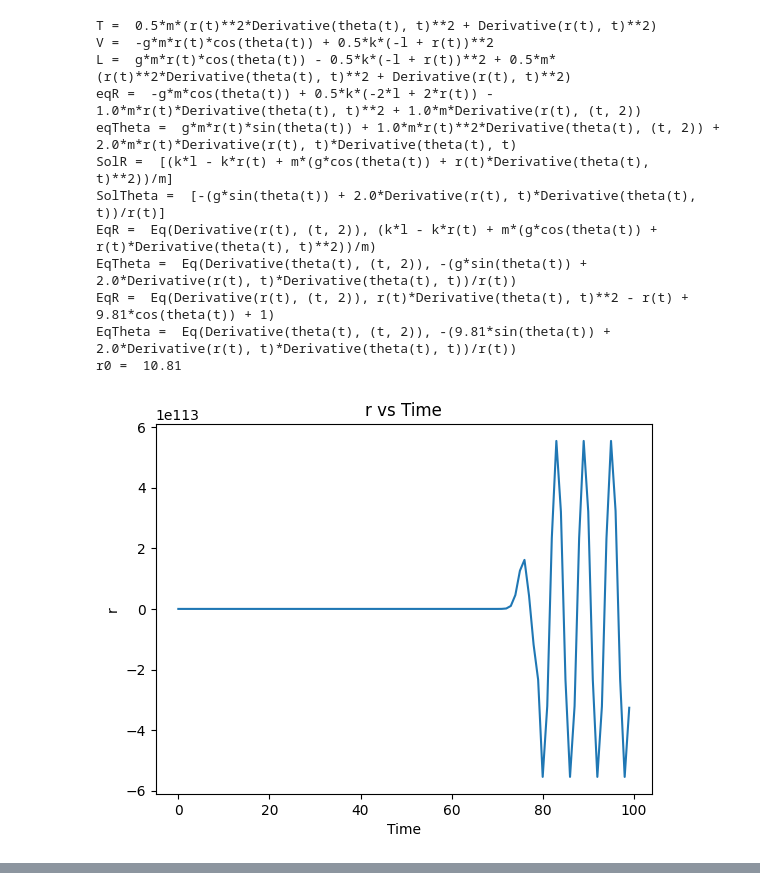
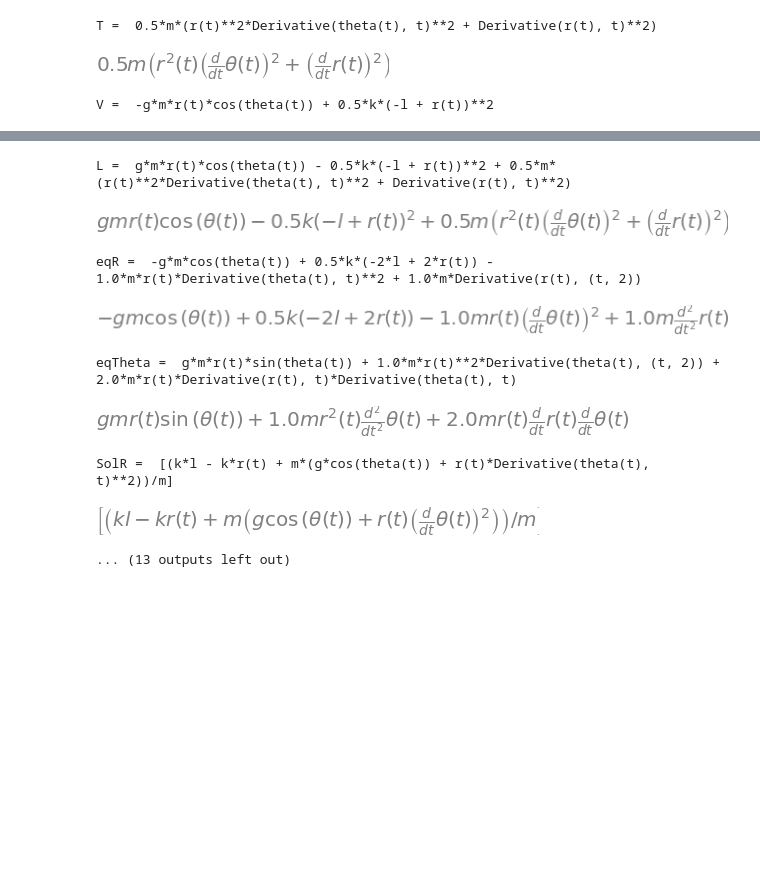
Before and after one commit to faliqadlan/lagrange, a Jupyter notebook: 2001.ipynb, the cells around one changed output, grey strips where cells are left out. Cells and saved outputs as stored; diff of their text form; code cells hidden in the pictures; blank space fills up the shorter version.

```diff
--- a/2001.ipynb
+++ b/2001.ipynb
@@ -22,12 +22,15 @@ T = 0.5 * m * (r.diff(t) ** 2 + (r * theta.diff(t)) ** 2)
 V = 0.5 * k * (r - l) ** 2 - m * g * r * cos(theta)
 
 print("T = ", T)
+display(T)
 print("V = ", V)
+display(V)
 
 
 # Lagrangian equation
 L = T - V
 print("L = ", L)
+display(L)
 
 
 # Euler-Lagrange equation
@@ -41,7 +44,9 @@ eqR = diff(diff(L, rDot), t) - diff(L, r)
 eqTheta = diff(diff(L, thetaDot), t) - diff(L, theta)
 
 print("eqR = ", eqR)
+display(eqR)
 print("eqTheta = ", eqTheta)
+display(eqTheta)
 
 
 # solve the equations
@@ -53,16 +58,20 @@ eqSolR = Eq(rDdot, solR[0])
 eqSolTheta = Eq(thetaDdot, solTheta[0])
 
 print("SolR = ", solR)
+display(solR)
 print("SolTheta = ", solTheta)
+display(solTheta)
 
 print("EqR = ", eqSolR)
+display(eqSolR)
 print("EqTheta = ", eqSolTheta)
+display(eqSolTheta)
 
 # do numerical calculations using euler method
 
 # define values
 mVal = 1
-kVal = 1
+kVal = 2
 lVal = 1
 gVal = 9.81
 
@@ -71,17 +80,19 @@ eqSolR = eqSolR.subs({m: mVal, k: kVal, l: lVal, g: gVal})
 eqSolTheta = eqSolTheta.subs({m: mVal, k: kVal, l: lVal, g: gVal})
 
 print("EqR = ", eqSolR)
+display(eqSolR)
 print("EqTheta = ", eqSolTheta)
+display(eqSolTheta)
 
 # define the time step
-dt = 1
+dt = 0.1
 t0 = 0
-t1 = 100
+t1 = 60
 
 # define the initial values
 r0Val = lVal + (mVal * gVal / kVal)
-rDot0Val = 10
-theta0Val = 10
+rDot0Val = 0
+theta0Val = np.pi / 2
 thetaDot0Val = 0
 
 print("r0 = ", r0Val)
@@ -103,42 +114,32 @@ for tVal in tArr:
     ).evalf()
     calThetaDot = eqSolTheta.rhs.subs(
         {r: rVal, rDot: rDot0Val, theta: sp.rad(thetaVal), thetaDot: thetaDot0Val}
     ).evalf()
 
     rDotVal = rDot0Val + calRDot * dt
     thetaDotVal = thetaDot0Val + calThetaDot * dt
 
     rArr.append(rVal + rDotVal * dt)
     thetaArr.append(thetaVal + thetaDotVal * dt)
 
     rDot0Val = rDotVal
     thetaDot0Val = thetaDotVal
 
 # plot the results
 import matplotlib.pyplot as plt
 
 plt.plot(tArr, rArr[1:])
 plt.xlabel("Time")
 plt.ylabel("r")
 plt.title("r vs Time")
 plt.show()
 
 plt.plot(tArr, thetaArr[1:])
 plt.xlabel("Time")
 plt.ylabel("theta")
 plt.title("theta vs Time")
 plt.show()
 # %% [output]
 T =  0.5*m*(r(t)**2*Derivative(theta(t), t)**2 + Derivative(r(t), t)**2)
-V =  -g*m*r(t)*cos(theta(t)) + 0.5*k*(-l + r(t))**2
-L =  g*m*r(t)*cos(theta(t)) - 0.5*k*(-l + r(t))**2 + 0.5*m*(r(t)**2*Derivative(theta(t), t)**2 + Derivative(r(t), t)**2)
-eqR =  -g*m*cos(theta(t)) + 0.5*k*(-2*l + 2*r(t)) - 1.0*m*r(t)*Derivative(theta(t), t)**2 + 1.0*m*Derivative(r(t), (t, 2))
-eqTheta =  g*m*r(t)*sin(theta(t)) + 1.0*m*r(t)**2*Derivative(theta(t), (t, 2)) + 2.0*m*r(t)*Derivative(r(t), t)*Derivative(theta(t), t)
-SolR =  [(k*l - k*r(t) + m*(g*cos(theta(t)) + r(t)*Derivative(theta(t), t)**2))/m]
-SolTheta =  [-(g*sin(theta(t)) + 2.0*Derivative(r(t), t)*Derivative(theta(t), t))/r(t)]
-EqR =  Eq(Derivative(r(t), (t, 2)), (k*l - k*r(t) + m*(g*cos(theta(t)) + r(t)*Derivative(theta(t), t)**2))/m)
-EqTheta =  Eq(Derivative(theta(t), (t, 2)), -(g*sin(theta(t)) + 2.0*Derivative(r(t), t)*Derivative(theta(t), t))/r(t))
-EqR =  Eq(Derivative(r(t), (t, 2)), r(t)*Derivative(theta(t), t)**2 - r(t) + 9.81*cos(theta(t)) + 1)
-EqTheta =  Eq(Derivative(theta(t), (t, 2)), -(9.81*sin(theta(t)) + 2.0*Derivative(r(t), t)*Derivative(theta(t), t))/r(t))
-r0 =  10.81
-[figure, old version]
+[figure, new version]
+V =  -g*m*r(t)*cos(theta(t)) + 0.5*k*(-l + r(t))**2
@@ -145,0 +147,9 @@ r0 =  10.81
+L =  g*m*r(t)*cos(theta(t)) - 0.5*k*(-l + r(t))**2 + 0.5*m*(r(t)**2*Derivative(theta(t), t)**2 + Derivative(r(t), t)**2)
+[figure, added]
+eqR =  -g*m*cos(theta(t)) + 0.5*k*(-2*l + 2*r(t)) - 1.0*m*r(t)*Derivative(theta(t), t)**2 + 1.0*m*Derivative(r(t), (t, 2))
+[figure, added]
+eqTheta =  g*m*r(t)*sin(theta(t)) + 1.0*m*r(t)**2*Derivative(theta(t), (t, 2)) + 2.0*m*r(t)*Derivative(r(t), t)*Derivative(theta(t), t)
+[figure, added]
+SolR =  [(k*l - k*r(t) + m*(g*cos(theta(t)) + r(t)*Derivative(theta(t), t)**2))/m]
+[figure, added]
+... (13 outputs left out)
```
Also changed, not shown: parts of 1 cell of this notebook, 1 other file.
